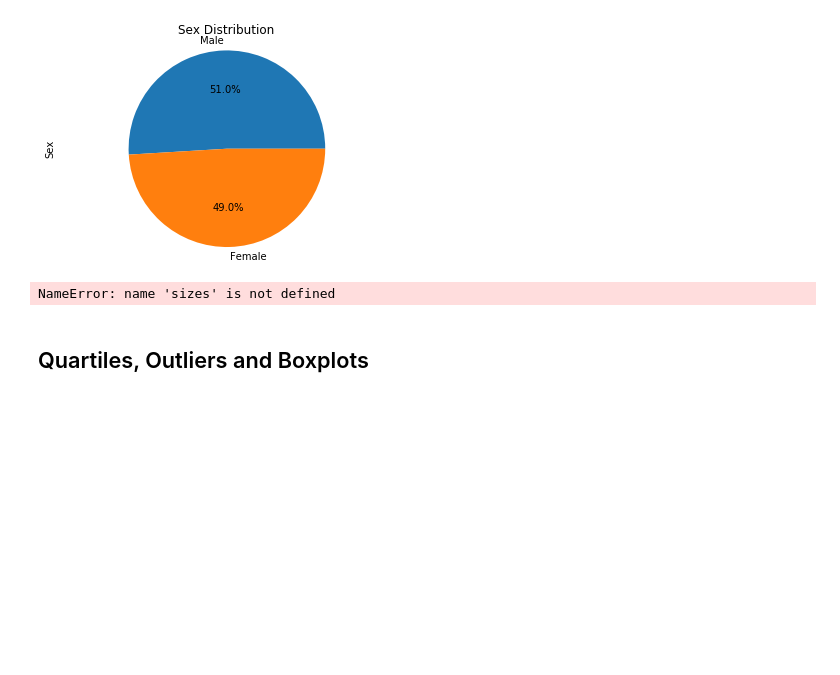
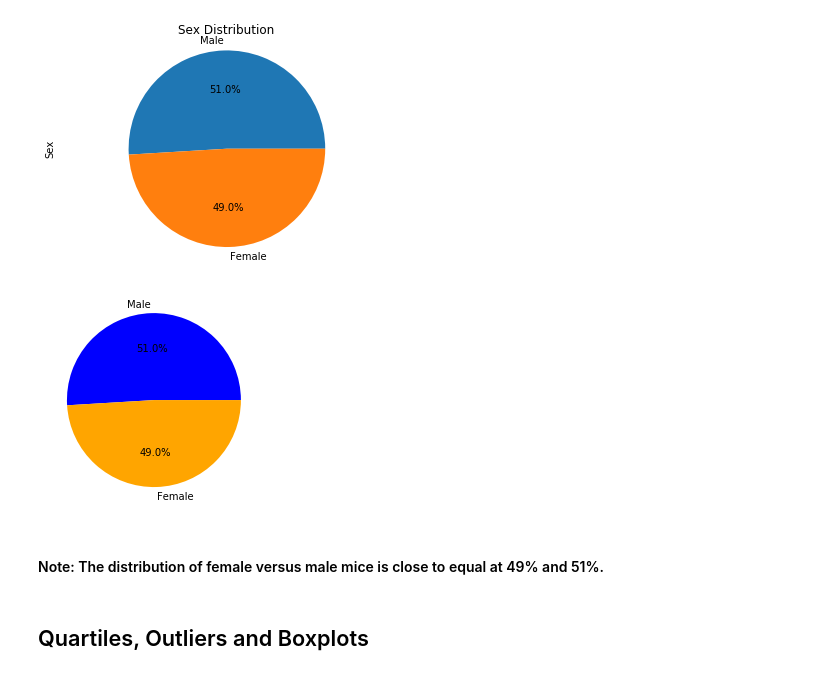
Before and after one commit to jennyalfi/DataVis-challenge, a Jupyter notebook: Pymaceuticals/pymaceuticals.ipynb, the cells around one changed output. Drawn from its saved outputs; the diff is of its cells as text; code cells hidden in the pictures; blank space fills up the shorter version.

```diff
--- a/Pymaceuticals/pymaceuticals.ipynb
+++ b/Pymaceuticals/pymaceuticals.ipynb
@@ -176,21 +189,23 @@ plt.show()
 # %% [output]
 [figure]
 # %%
-# Generate a pie plot showing the distribution of female versus male mice using pyplot (WHAT HAPPENED?)
+# Generate a pie plot showing the distribution of female versus male mice using pyplot
 
 sex_count = complete_data["Sex"].value_counts()
 sex_count.index
 
 
 labels = sex_count.index
 
-colors = ["orange", "blue"]
+colors = ["blue", "orange"]
 
-plt.pie(sizes, labels=labels, colors=colors, autopct="%1.1f%%")
+plt.pie(sex_count, labels=labels, colors=colors, autopct="%1.1f%%")
 
 plt.show()
 # %% [output]
-NameError: name 'sizes' is not defined
+[figure, added]
+# %% [markdown]
+#### Note: The distribution of female versus male mice is close to equal at 49% and 51%.
 # %% [markdown]
 ## Quartiles, Outliers and Boxplots
 # %%
```
Also changed, not shown: parts of 16 cells of this notebook, 11 other files.
